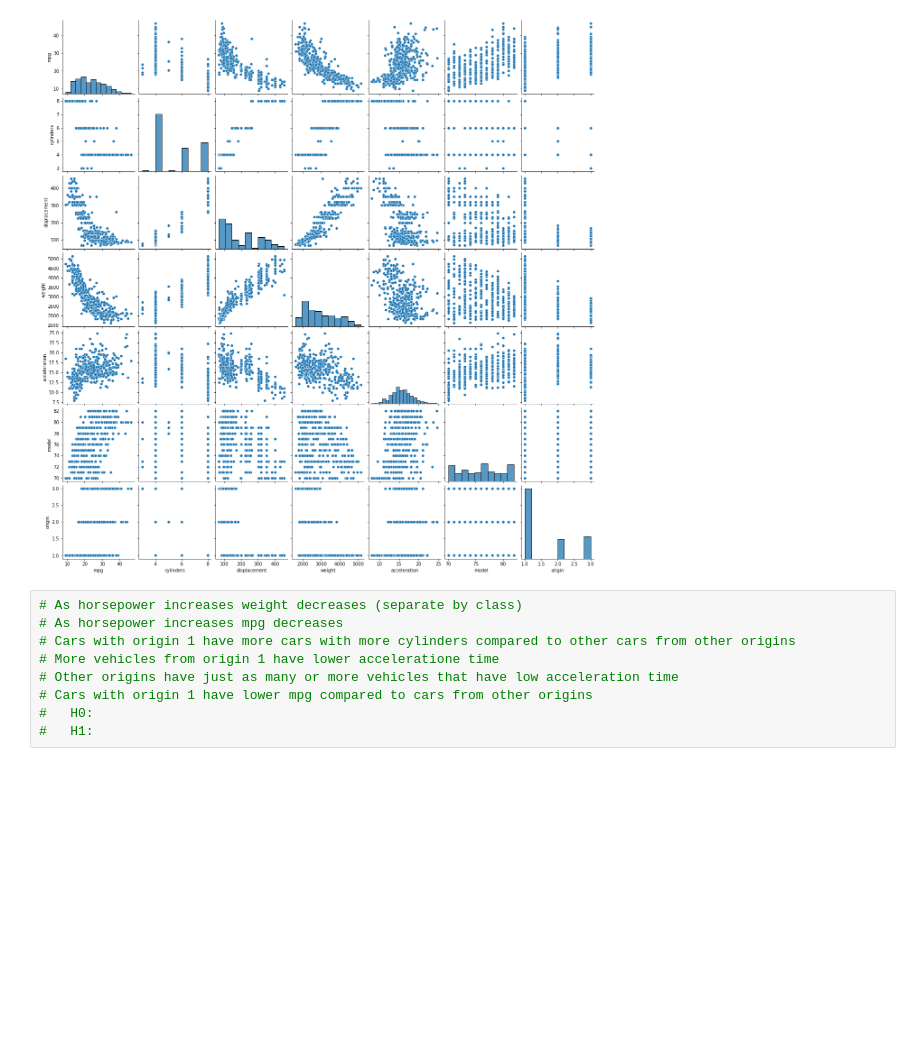
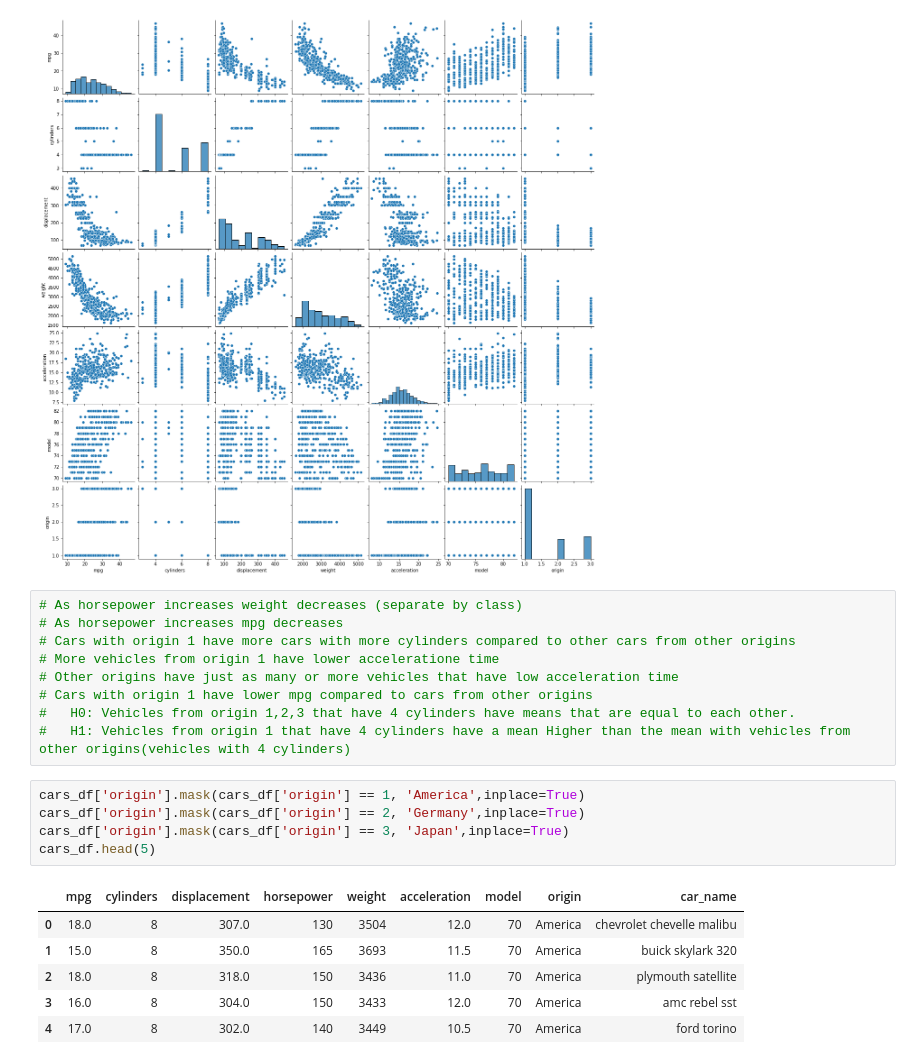
Before and after one commit to morgancoad/cars_analysis, a Jupyter notebook: notebooks/cars_eda.ipynb, the cells around one changed output. Cells and saved outputs as stored; diff of their text form; blank space fills up the shorter version.

```diff
--- a/notebooks/cars_eda.ipynb
+++ b/notebooks/cars_eda.ipynb
@@ -44,5 +55,17 @@ sns.pairplot(cars_df)
 # More vehicles from origin 1 have lower acceleratione time
 # Other origins have just as many or more vehicles that have low acceleration time
 # Cars with origin 1 have lower mpg compared to cars from other origins
-#   H0:
-#   H1:
+#   H0: Vehicles from origin 1,2,3 that have 4 cylinders have means that are equal to each other.
+#   H1: Vehicles from origin 1 that have 4 cylinders have a mean Higher than the mean with vehicles from other origins(vehicles with 4 cylinders)
+# %%
+cars_df['origin'].mask(cars_df['origin'] == 1, 'America',inplace=True)
+cars_df['origin'].mask(cars_df['origin'] == 2, 'Germany',inplace=True)
+cars_df['origin'].mask(cars_df['origin'] == 3, 'Japan',inplace=True)
+cars_df.head(5)
+# %% [output]
+|  | mpg | cylinders | displacement | horsepower | weight | acceleration | model | origin | car_name |
+| 0 | 18.0 | 8 | 307.0 | 130 | 3504 | 12.0 | 70 | America | chevrolet chevelle malibu |
+| 1 | 15.0 | 8 | 350.0 | 165 | 3693 | 11.5 | 70 | America | buick skylark 320 |
+| 2 | 18.0 | 8 | 318.0 | 150 | 3436 | 11.0 | 70 | America | plymouth satellite |
+| 3 | 16.0 | 8 | 304.0 | 150 | 3433 | 12.0 | 70 | America | amc rebel sst |
+| 4 | 17.0 | 8 | 302.0 | 140 | 3449 | 10.5 | 70 | America | ford torino |
```
Also changed, not shown: parts of 8 cells of this notebook.
